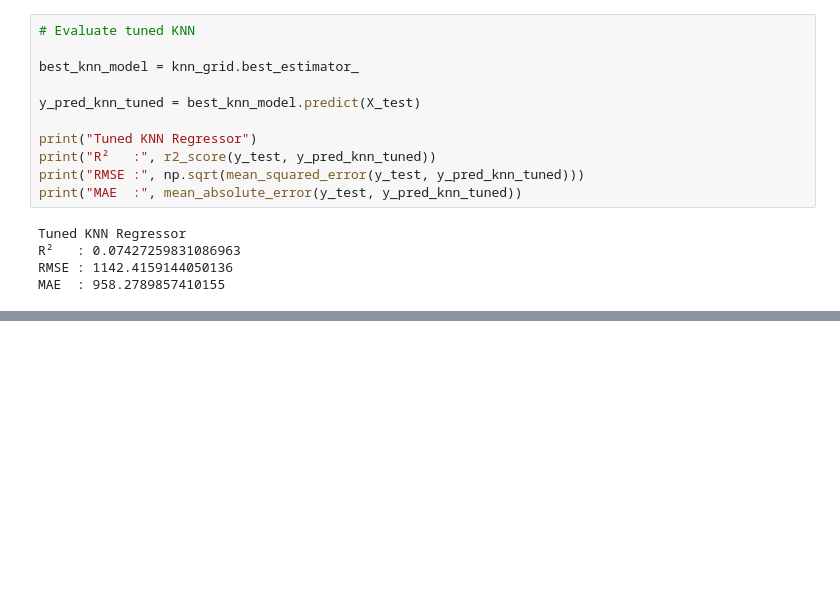
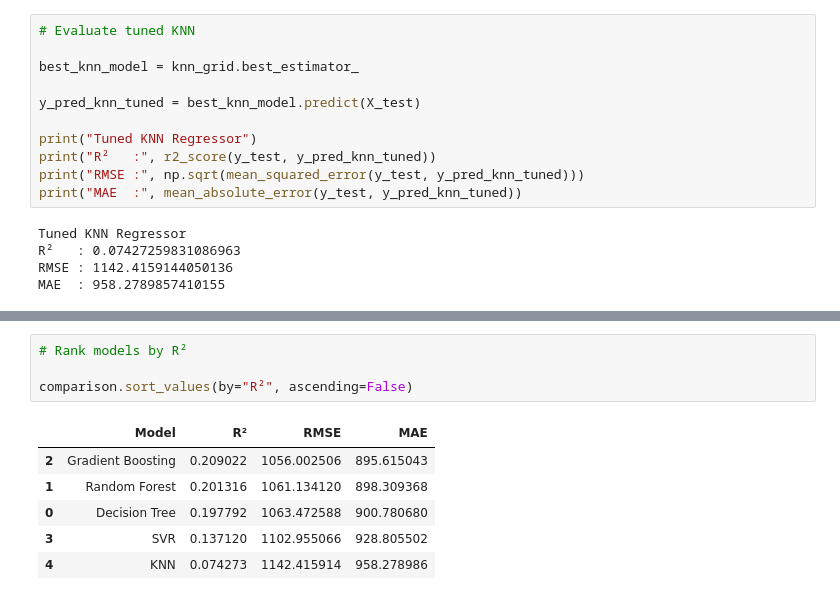
Before and after one commit to manaswiniyoshitha2006-netizen/ML-Evaluation, a Jupyter notebook: notebooks/regression.ipynb, the cells around one changed output, grey strips where cells are left out. Saved outputs shown, nothing was run; the diff lists cells and outputs as text; blank space fills up the shorter version.

```diff
--- a/notebooks/regression.ipynb
+++ b/notebooks/regression.ipynb
@@ -2857,0 +2906,11 @@ MAE  : 958.2789857410155
+# %%
+# Rank models by R²
+
+comparison.sort_values(by="R²", ascending=False)
+# %% [output]
+|  | Model | R² | RMSE | MAE |
+| 2 | Gradient Boosting | 0.209022 | 1056.002506 | 895.615043 |
+| 1 | Random Forest | 0.201316 | 1061.134120 | 898.309368 |
+| 0 | Decision Tree | 0.197792 | 1063.472588 | 900.780680 |
+| 3 | SVR | 0.137120 | 1102.955066 | 928.805502 |
+| 4 | KNN | 0.074273 | 1142.415914 | 958.278986 |
```
Also changed, not shown: parts of 2 cells of this notebook.
